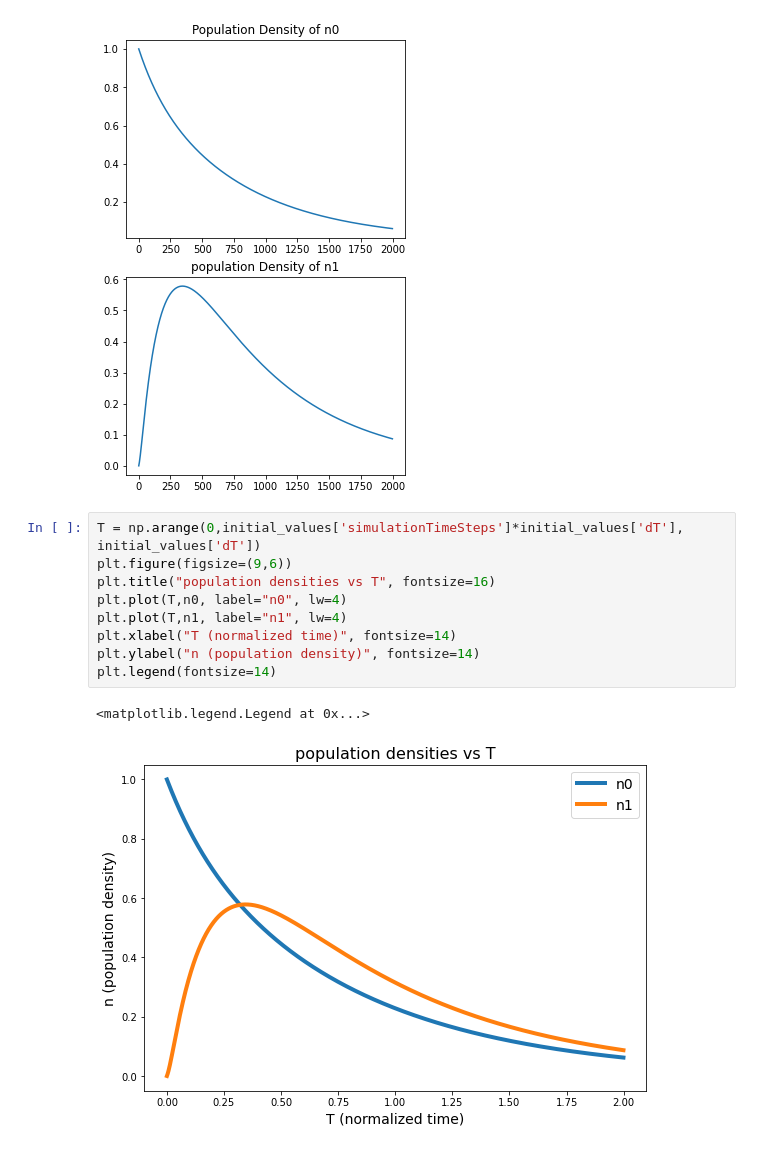
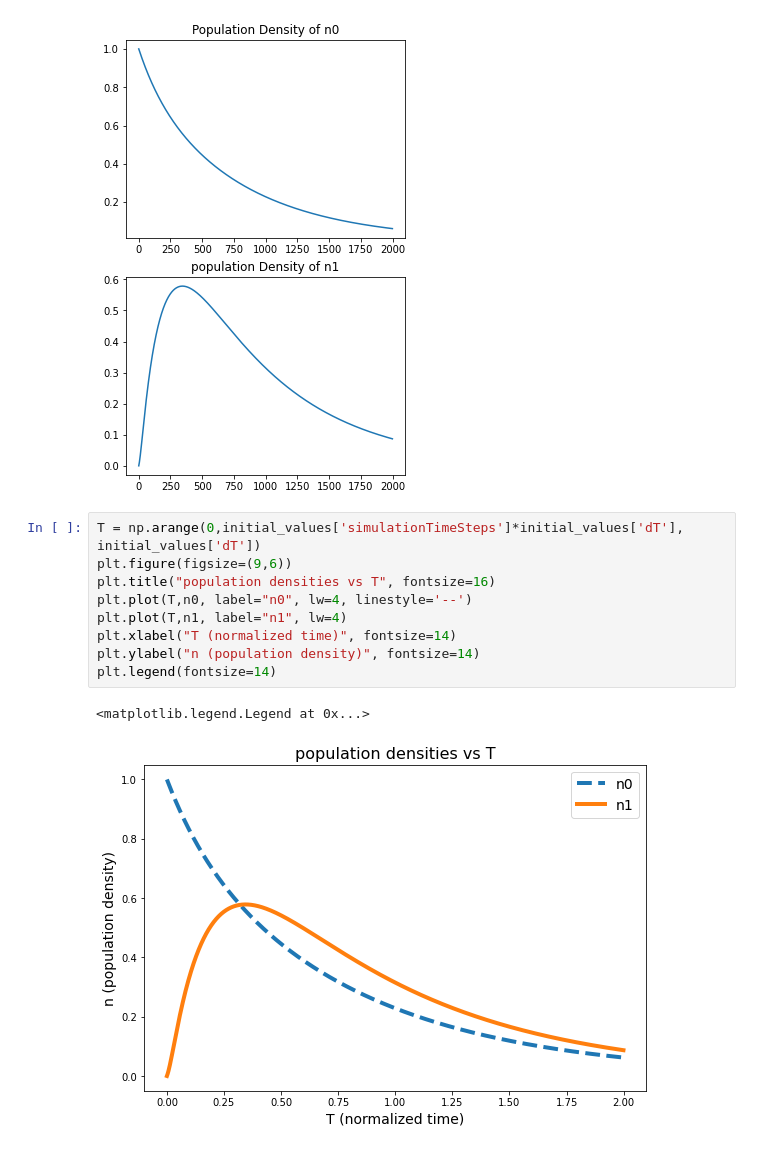
Before and after one commit to alifele/Bioinformatics, a Jupyter notebook: SA_Simulation.ipynb, the cells around one changed output. Drawn from its saved outputs; the diff is of its cells as text.

```diff
--- a/SA_Simulation.ipynb
+++ b/SA_Simulation.ipynb
@@ -145,12 +145,12 @@ Text(0.5, 1.0, 'population Density of n1')
 # %%
 T = np.arange(0,initial_values['simulationTimeSteps']*initial_values['dT'], initial_values['dT'])
 plt.figure(figsize=(9,6))
 plt.title("population densities vs T", fontsize=16)
-plt.plot(T,n0, label="n0", lw=4)
+plt.plot(T,n0, label="n0", lw=4, linestyle='--')
 plt.plot(T,n1, label="n1", lw=4)
 plt.xlabel("T (normalized time)", fontsize=14)
 plt.ylabel("n (population density)", fontsize=14)
 plt.legend(fontsize=14)
 # %% [output]
 <matplotlib.legend.Legend at 0x...>
-[figure, old version]
+[figure, new version]
```
